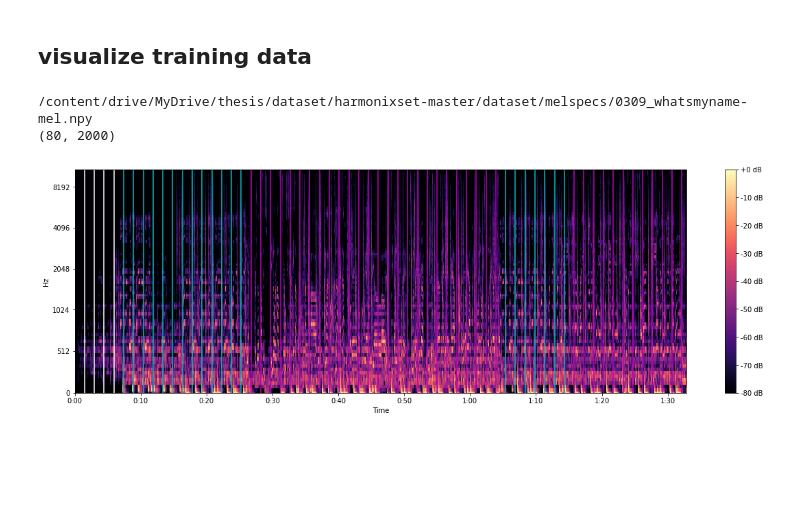
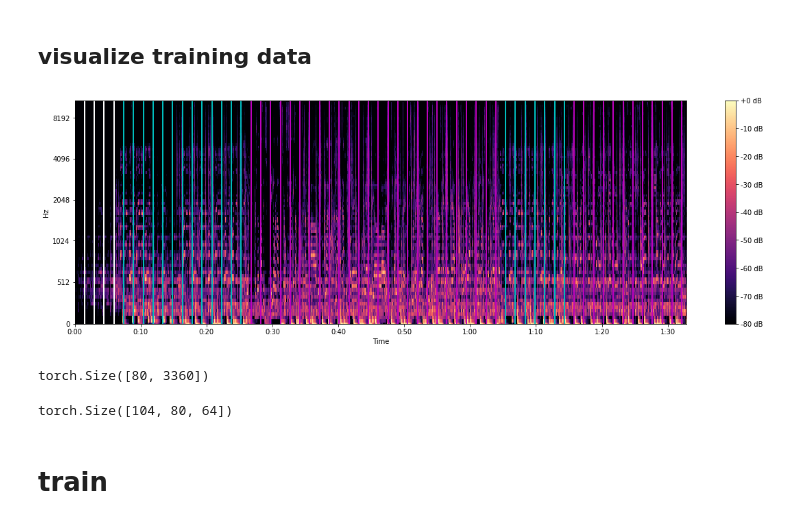
Before and after one commit to stg1205/online-music-structure-segmentation, a Jupyter notebook: my_mss.ipynb, the cells around one changed output. Saved outputs shown, nothing was run; the diff lists cells and outputs as text; code cells hidden in the pictures; blank space fills up the shorter version.

```diff
--- a/my_mss.ipynb
+++ b/my_mss.ipynb
@@ -70,34 +42,32 @@ import numpy as np
 # %%
 sr = 22050
 stft_hop = 1024
 chunk_len = cfg.CHUNK_LEN
 hop_size = cfg.HOP_SIZE
 bin_len = cfg.BIN_TIME_LEN
 
 cut = 2000
 
 dataset = HarmonixDataset()
 dataloader = torch.utils.data.DataLoader(dataset)
 iterator = iter(dataset)
 song, labels = next(iterator)
-song = song[:, :cut]
-labels = labels[:cut]
-print(song.shape)
+cut_song = song[:, :cut]
+cut_labels = labels[:cut]
+
 #song, labels = song.squeeze(0), labels.squeeze(0)
-times = (bin_len * chunk_len + 2 * np.arange(len(labels)) * hop_size * bin_len) / 2
+times = (bin_len * chunk_len + 2 * np.arange(len(cut_labels)) * hop_size * bin_len) / 2
 
 plt.rcParams['figure.figsize'] = (20, 6)
-spec = librosa.amplitude_to_db(song, ref=np.max)
+spec = librosa.amplitude_to_db(cut_song, ref=np.max)
 img = librosa.display.specshow(spec, x_axis='time', y_axis='mel', sr=sr, hop_length=stft_hop)
 
 color_dict = ('w', 'c', 'm', 'y', 'b', 'g', 'r')
 
-for seg in list(set(labels)):
-  plt.vlines(times[labels == seg], 0, sr/2, color=color_dict[seg])
+for seg in list(set(cut_labels)):
+  plt.vlines(times[cut_labels == seg], 0, sr/2, color=color_dict[seg])
 
 plt.colorbar(format="%+2.f dB")
 plt.show()
 # %% [output]
-/content/drive/MyDrive/thesis/dataset/harmonixset-master/dataset/melspecs/0309_whatsmyname-mel.npy
-(80, 2000)
-[figure, old version]
+[figure, new version]
@@ -103,0 +86,9 @@ plt.show()
+# %%
+print(song.shape)
+split_song = split_chunk_with_hop(song)
+split_song.shape
+# %% [output]
+torch.Size([80, 3360])
+torch.Size([104, 80, 64])
+# %% [markdown]
+# train
```
Also changed, not shown: parts of 18 cells of this notebook, 6 other files.
